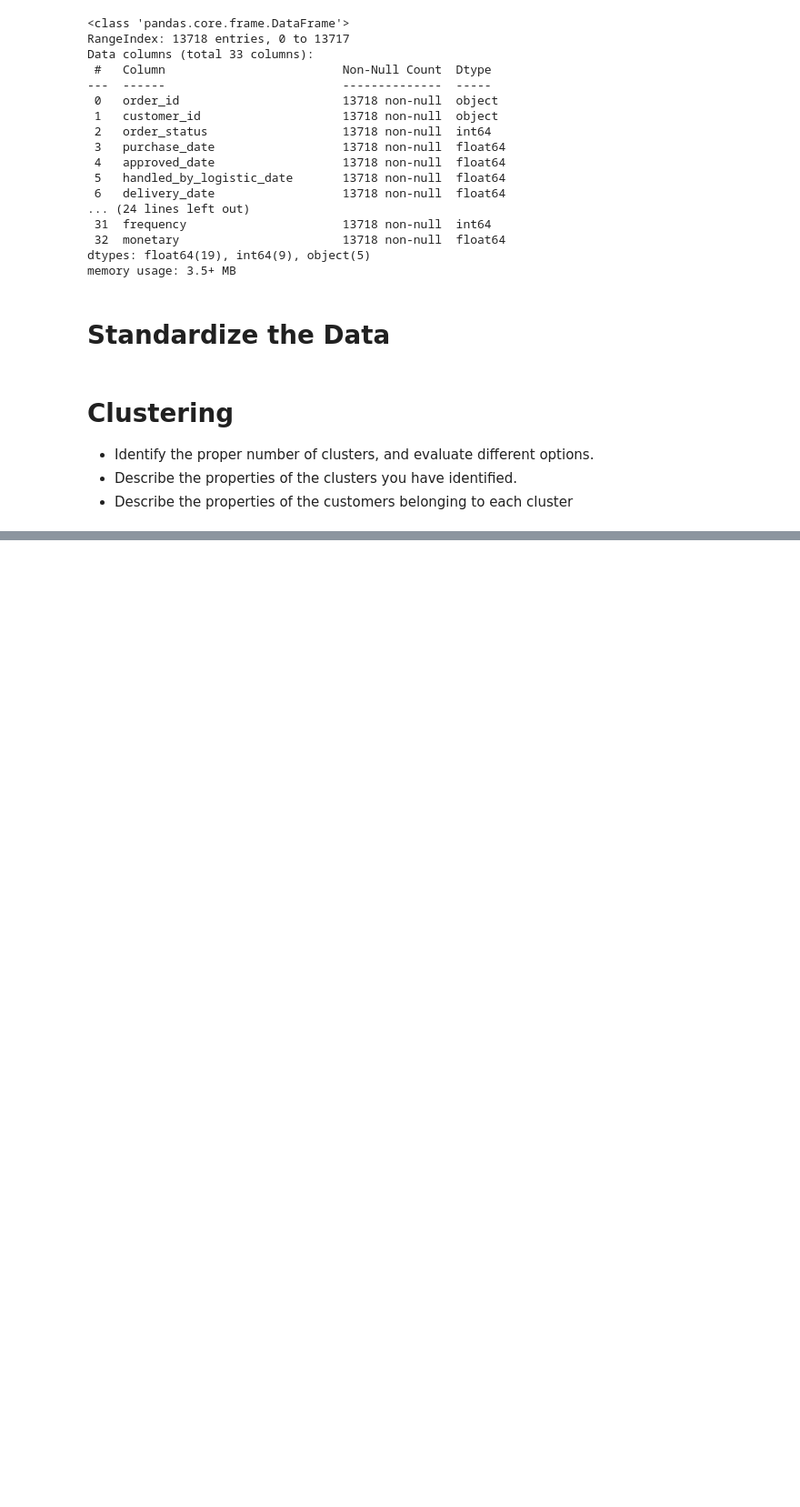
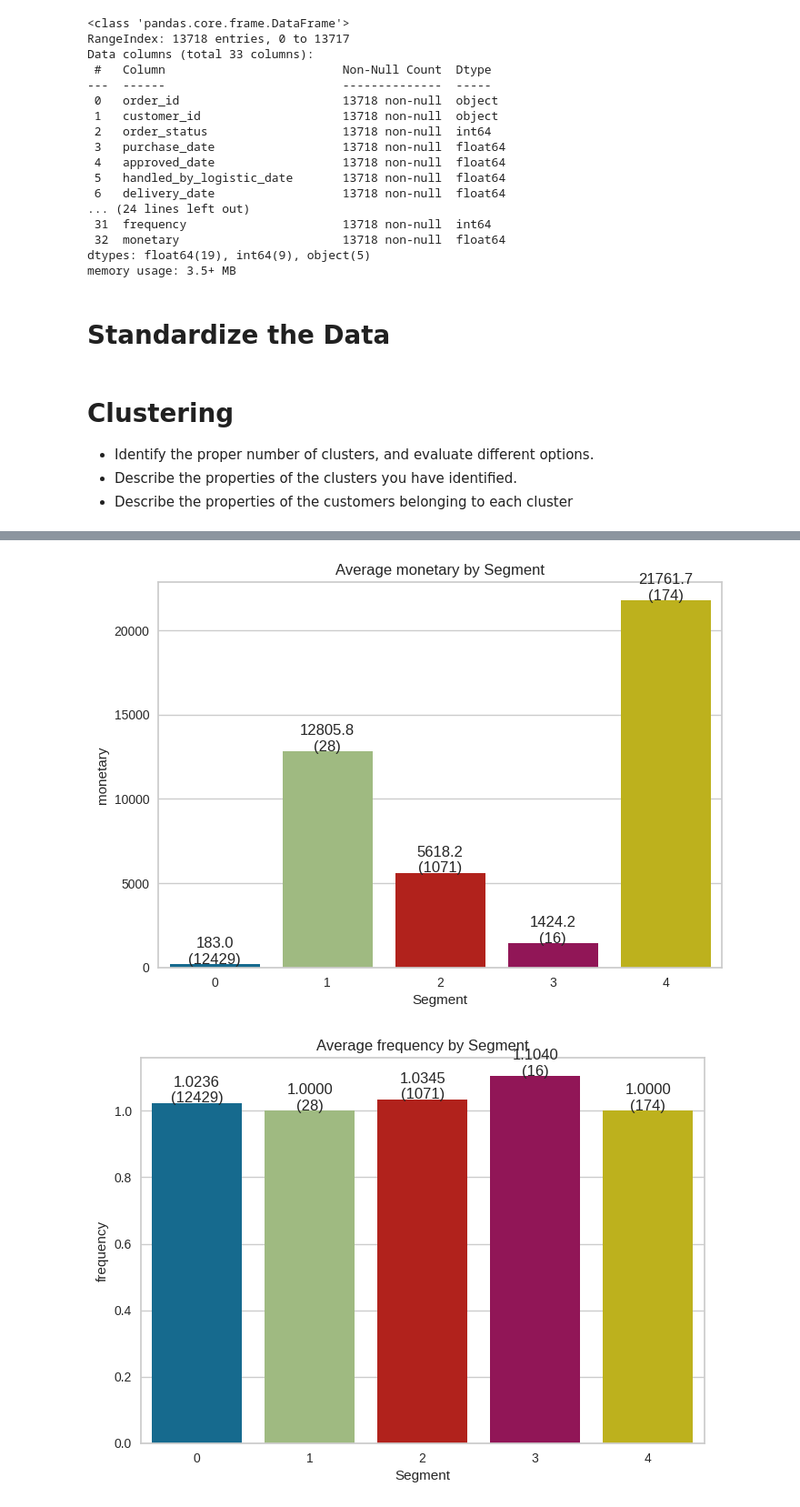
Before and after one commit to prffraia/Machine_Learning, a Jupyter notebook: 03_Clustering.ipynb, the cells around one changed output, grey strips where cells are left out. Shown at 91% size. Saved outputs shown, nothing was run; the diff lists cells and outputs as text; code cells hidden in the pictures; blank space fills up the shorter version.

```diff
--- a/03_Clustering.ipynb
+++ b/03_Clustering.ipynb
@@ -158,9 +146,0 @@ Name: Cluster, dtype: int64
-# %%
-# get cluster centers and feature names
-cluster_centers = kmeans.cluster_centers_
-feature_names = df.columns
-
-# loop through each cluster center and print top 3 most important features
-for i, center in enumerate(cluster_centers):
-    top_features = sorted(zip(feature_names, center), key=lambda x: x[1], reverse=True)[:3]
-    print(f"Top 3 features for cluster {i+1}: {top_features}")
@@ -234,0 +181,45 @@ See the caveats in the documentation: https://pandas.pydata.org/pandas-docs/stab
+# %%
+import seaborn as sns
+import matplotlib.pyplot as plt
+
+# define the counts
+counts = [12429, 28, 1071, 16, 174]
+
+# plot for monetary
+ax = sns.barplot(data=X, x='Segment', y='monetary', errorbar=None)
+plt.title('Average monetary by Segment')
+
+# add count and value on top of bars
+for i, p in enumerate(ax.patches):
+    ax.annotate(f"{p.get_height():.1f}\n({counts[i]})",
+                (p.get_x() + p.get_width() / 2., p.get_height()),
+                ha='center', va='center', xytext=(0, 10), textcoords='offset points')
+
+plt.show()
+
+# plot for frequency
+ax = sns.barplot(data=X, x='Segment', y='frequency', errorbar=None)
+plt.title('Average frequency by Segment')
+
+# add count and value on top of bars
+for i, p in enumerate(ax.patches):
+    ax.annotate(f"{p.get_height():.4f}\n({counts[i]})",
+                (p.get_x() + p.get_width() / 2., p.get_height()),
+                ha='center', va='center', xytext=(0, 10), textcoords='offset points')
+
+plt.show()
+
+# plot for recency
+ax = sns.barplot(data=X, x='Segment', y='recency', errorbar=None)
+plt.title('Average recency by Segment')
+
+# add count and value on top of bars
+for i, p in enumerate(ax.patches):
+    ax.annotate(f"{p.get_height():.1f}\n({counts[i]})",
+                (p.get_x() + p.get_width() / 2., p.get_height()),
+                ha='center', va='center', xytext=(0, 10), textcoords='offset points')
+
+plt.show()
+# %% [output]
+[figure, added]
+[figure, added]
```
Also changed, not shown: parts of 22 cells of this notebook.
